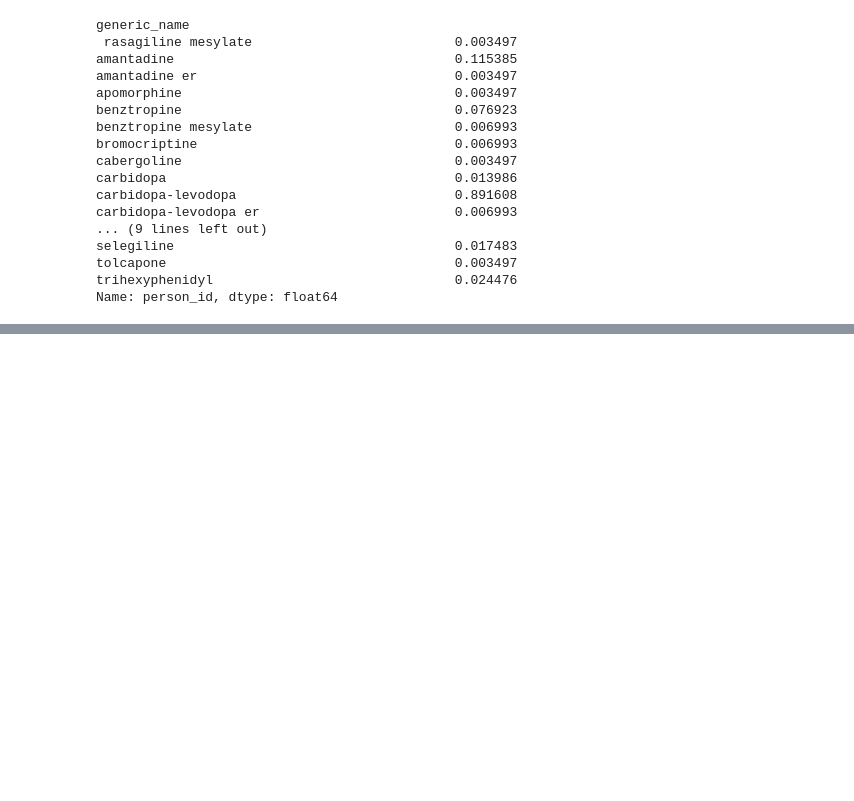
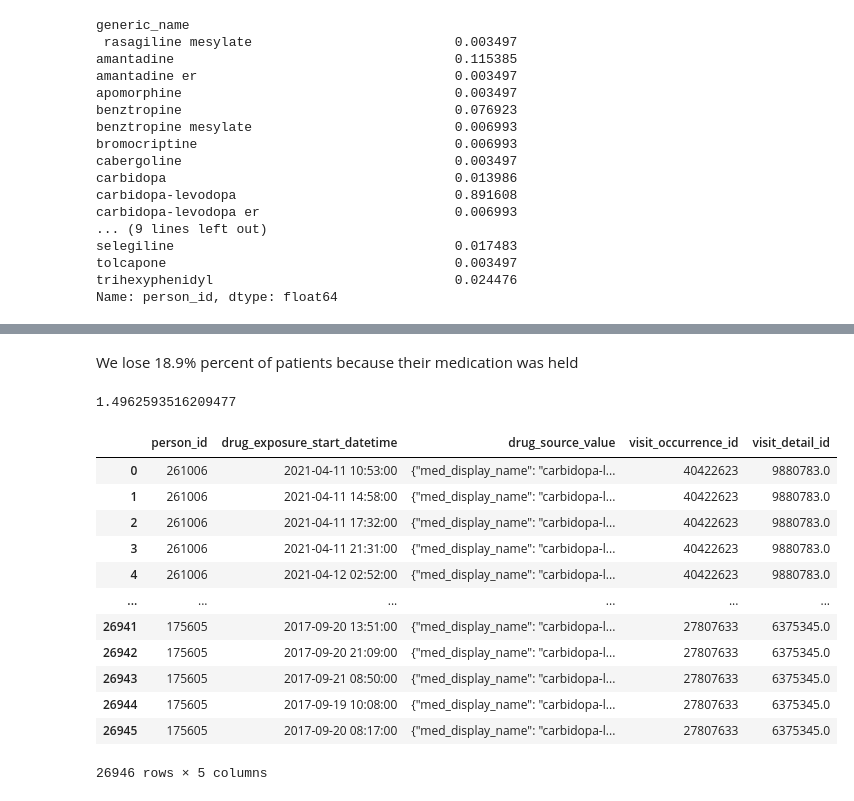
Before and after one commit to rdiazrincon/motor_fluctuations_pd, a Jupyter notebook: motor_fluctuations_pd.ipynb, the cells around one changed output, grey strips where cells are left out. Cells and saved outputs as stored; diff of their text form; code cells hidden in the pictures; blank space fills up the shorter version.

```diff
--- a/motor_fluctuations_pd.ipynb
+++ b/motor_fluctuations_pd.ipynb
@@ -1540,0 +1697,22 @@ print(df_pd[df_pd['quantity'] == 0.0]['generic_name'].to_string())
+# %% [markdown]
+We lose 18.9% percent of patients because their medication was held
+# %%
+print(len(dl)*100/len(df_pd))
+# %% [output]
+1.4962593516209477
+# %%
+drug_exposure
+# %% [output]
+|  | person_id | drug_exposure_start_datetime | drug_source_value | visit_occurrence_id | visit_detail_id |
+| 0 | 261006 | 2021-04-11 10:53:00 | {"med_display_name": "carbidopa-l... | 40422623 | 9880783.0 |
+| 1 | 261006 | 2021-04-11 14:58:00 | {"med_display_name": "carbidopa-l... | 40422623 | 9880783.0 |
+| 2 | 261006 | 2021-04-11 17:32:00 | {"med_display_name": "carbidopa-l... | 40422623 | 9880783.0 |
+| 3 | 261006 | 2021-04-11 21:31:00 | {"med_display_name": "carbidopa-l... | 40422623 | 9880783.0 |
+| 4 | 261006 | 2021-04-12 02:52:00 | {"med_display_name": "carbidopa-l... | 40422623 | 9880783.0 |
+| ... | ... | ... | ... | ... | ... |
+| 26941 | 175605 | 2017-09-20 13:51:00 | {"med_display_name": "carbidopa-l... | 27807633 | 6375345.0 |
+| 26942 | 175605 | 2017-09-20 21:09:00 | {"med_display_name": "carbidopa-l... | 27807633 | 6375345.0 |
+| 26943 | 175605 | 2017-09-21 08:50:00 | {"med_display_name": "carbidopa-l... | 27807633 | 6375345.0 |
+| 26944 | 175605 | 2017-09-19 10:08:00 | {"med_display_name": "carbidopa-l... | 27807633 | 6375345.0 |
+| 26945 | 175605 | 2017-09-20 08:17:00 | {"med_display_name": "carbidopa-l... | 27807633 | 6375345.0 |
+26946 rows × 5 columns
```
Also changed, not shown: parts of 39 cells of this notebook, 1 other file.
